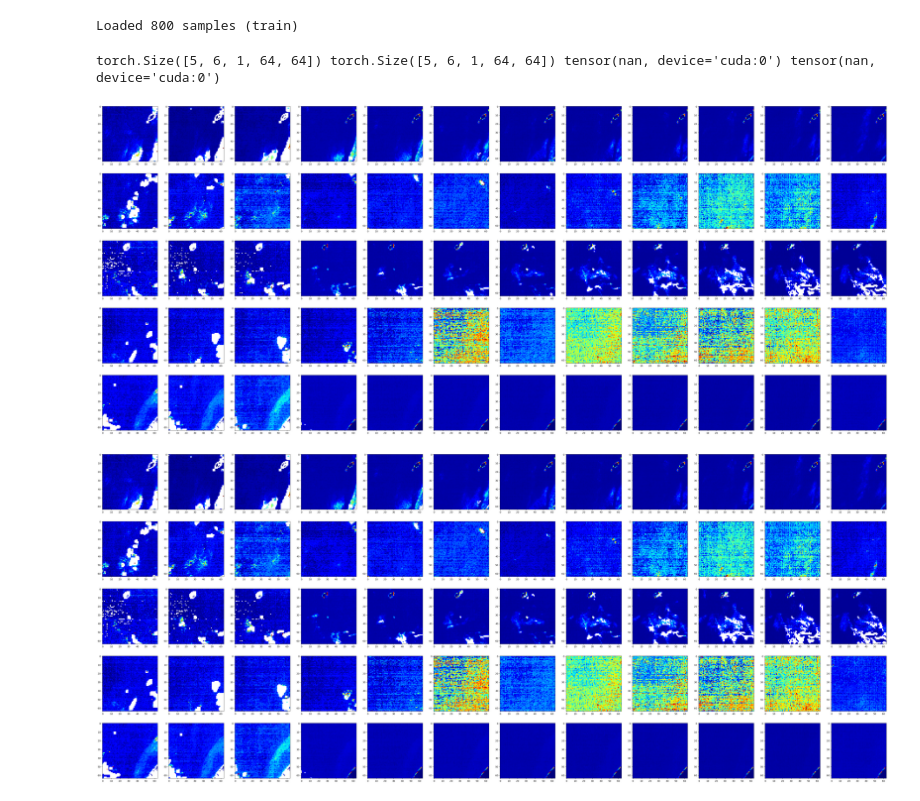
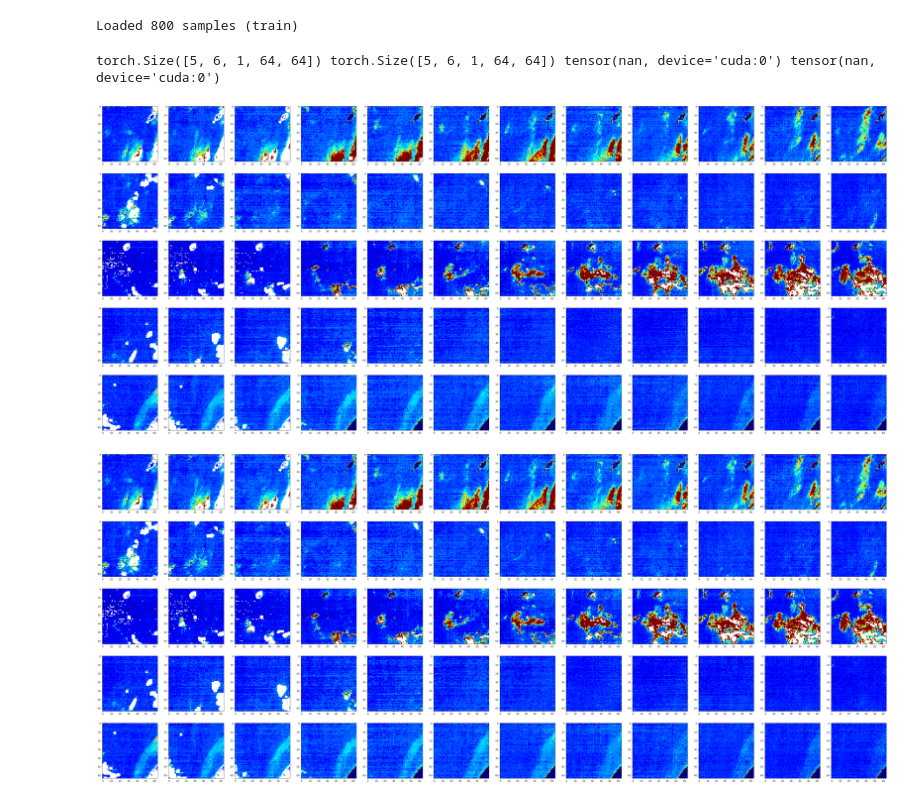
Before and after one commit to jinjunliu/ConvLSTM-prediction, a Jupyter notebook: visualize.ipynb, the cells around one changed output. Cells and saved outputs as stored; diff of their text form; code cells hidden in the pictures.

```diff
--- a/visualize.ipynb
+++ b/visualize.ipynb
@@ -16,19 +18,19 @@ Loaded 800 samples (train)
 # %%
 import numpy as np
 for batch_idx, (inputs, targets) in enumerate(vis_loader):
     inputs = inputs.float().to(config.device)
     targets = targets.float().to(config.device)
     print(inputs.shape, targets.shape, inputs.max(), inputs.min())
     images = torch.cat([inputs, targets], dim=1)
     _, axarr = plt.subplots(images.shape[0], images.shape[1], figsize=(images.shape[1]*batch_size, images.shape[0]*batch_size))
     for b in range(images.shape[0]):
         for n in range(images.shape[1]):
             plot_img = images[b, n, 0].cpu().numpy()
-            axarr[b][n].imshow(np.flip(plot_img, axis=0), cmap='jet')
+            axarr[b][n].imshow(np.flip(plot_img, axis=0), cmap='jet', vmin=0, vmax=0.2)
     break
 # %% [output]
 torch.Size([5, 6, 1, 64, 64]) torch.Size([5, 6, 1, 64, 64]) tensor(nan, device='cuda:0') tensor(nan, device='cuda:0')
-[figure, old version]
+[figure, new version]
 # %%
 # Directly read with xarray then plot
 import xarray as xr
@@ -40,8 +42,8 @@ fig, ax = plt.subplots(batch_size, 12, figsize=(12*batch_size, batch_size*batch_
 for b in range(batch_size):
     for n in range(12):
         plot_img = ds['aod'][b*12+n].values
-        ax[b][n].imshow(np.flip(plot_img, axis=0), cmap='jet')
+        ax[b][n].imshow(np.flip(plot_img, axis=0), cmap='jet', vmin=0, vmax=0.2)
 
 plt.show()
 # %% [output]
-[figure, old version]
+[figure, new version]
```
Also changed, not shown: parts of 1 cell of this notebook.
